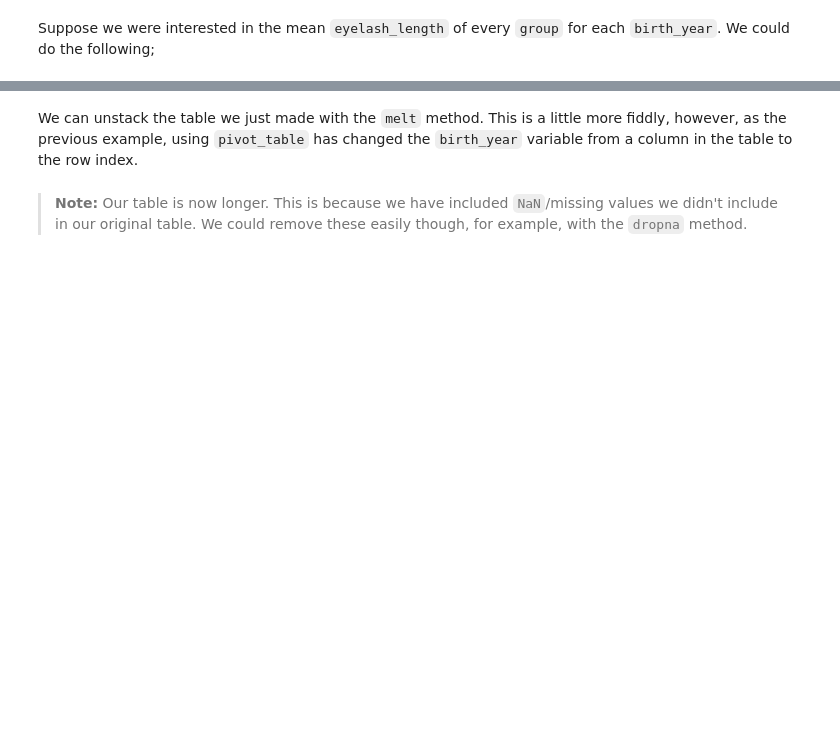
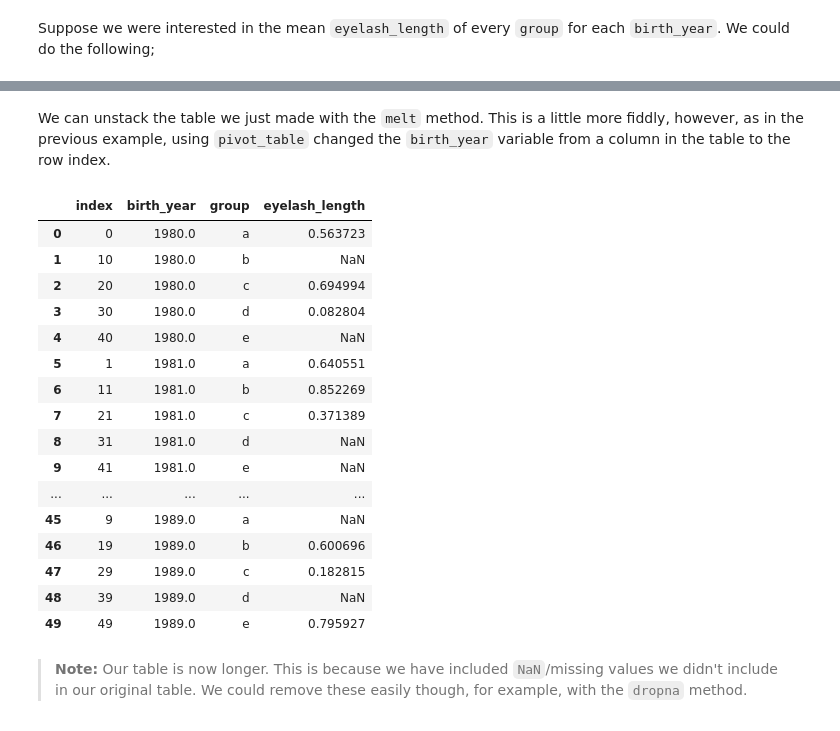
Before and after one commit to TomMaullin/PythonIntro2024, a Jupyter notebook: nb_05_pandas.ipynb, the cells around one changed output, grey strips where cells are left out. Saved outputs shown, nothing was run; the diff lists cells and outputs as text; code cells hidden in the pictures; blank space fills up the shorter version.

```diff
--- a/nb_05_pandas.ipynb
+++ b/nb_05_pandas.ipynb
@@ -288,5 +599,5 @@ There are several alternatives to `stack` and `unstack`, such as  `pivot_table`
 # %%
-stacked = example_dataset.pivot_table('eyelash_length',
+unstacked = example_dataset.pivot_table('eyelash_length',
                                       'birth_year',
                                       'group')
-stacked
+unstacked
@@ -293,15 +617,33 @@ stacked
 # %% [markdown]
-We can unstack the table we just made with the `melt` method. This is a little more fiddly, however, as the previous example, using `pivot_table` has changed the `birth_year` variable from a column in the table to the row index.
+We can unstack the table we just made with the `melt` method. This is a little more fiddly, however, as in the previous example, using `pivot_table` changed the `birth_year` variable from a column in the table to the row index.
 # %%
 # Change `birth_year` back to a column
-stacked['birth_year'] = stacked.index
+unstacked['birth_year'] = unstacked.index
 
 # Unstack our table
-unstacked = pd.melt(stacked, id_vars=['birth_year'], value_vars=['a','b','c','d','e'],
+stacked = pd.melt(unstacked, id_vars=['birth_year'], value_vars=['a','b','c','d','e'],
          var_name='group', value_name='eyelash_length')
 
 # Our table will not be in the original order but we can sort that
 # After sorting the indices will be out of order so we reset those.
-unstacked.sort_values(['birth_year', 'group']).reset_index()
+stacked.sort_values(['birth_year', 'group']).reset_index()
+# %% [output]
+|  | index | birth_year | group | eyelash_length |
+| 0 | 0 | 1980.0 | a | 0.563723 |
+| 1 | 10 | 1980.0 | b | NaN |
+| 2 | 20 | 1980.0 | c | 0.694994 |
+| 3 | 30 | 1980.0 | d | 0.082804 |
+| 4 | 40 | 1980.0 | e | NaN |
+| 5 | 1 | 1981.0 | a | 0.640551 |
+| 6 | 11 | 1981.0 | b | 0.852269 |
+| 7 | 21 | 1981.0 | c | 0.371389 |
+| 8 | 31 | 1981.0 | d | NaN |
+| 9 | 41 | 1981.0 | e | NaN |
+| ... | ... | ... | ... | ... |
+| 45 | 9 | 1989.0 | a | NaN |
+| 46 | 19 | 1989.0 | b | 0.600696 |
+| 47 | 29 | 1989.0 | c | 0.182815 |
+| 48 | 39 | 1989.0 | d | NaN |
+| 49 | 49 | 1989.0 | e | 0.795927 |
 # %% [markdown]
  > **Note:** Our table is now longer. This is because we have included `NaN`/missing values we didn't include in our original table. We could remove these easily though, for example, with the `dropna` method.
```
Also changed, not shown: parts of 84 cells of this notebook, 2 other files.
